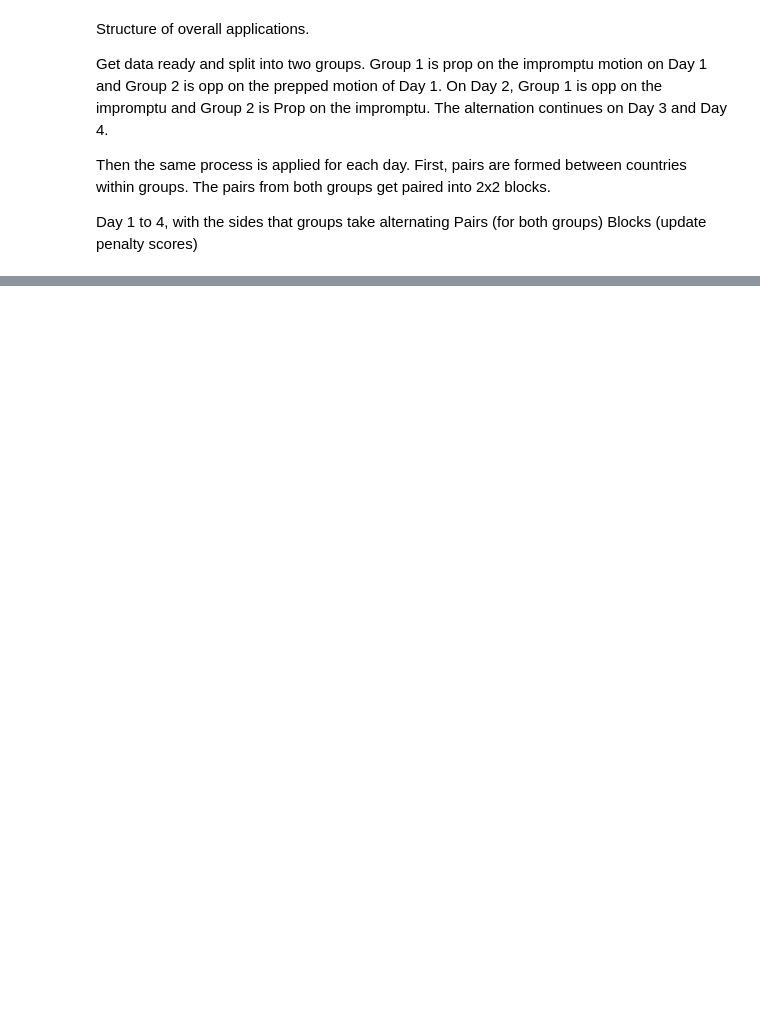
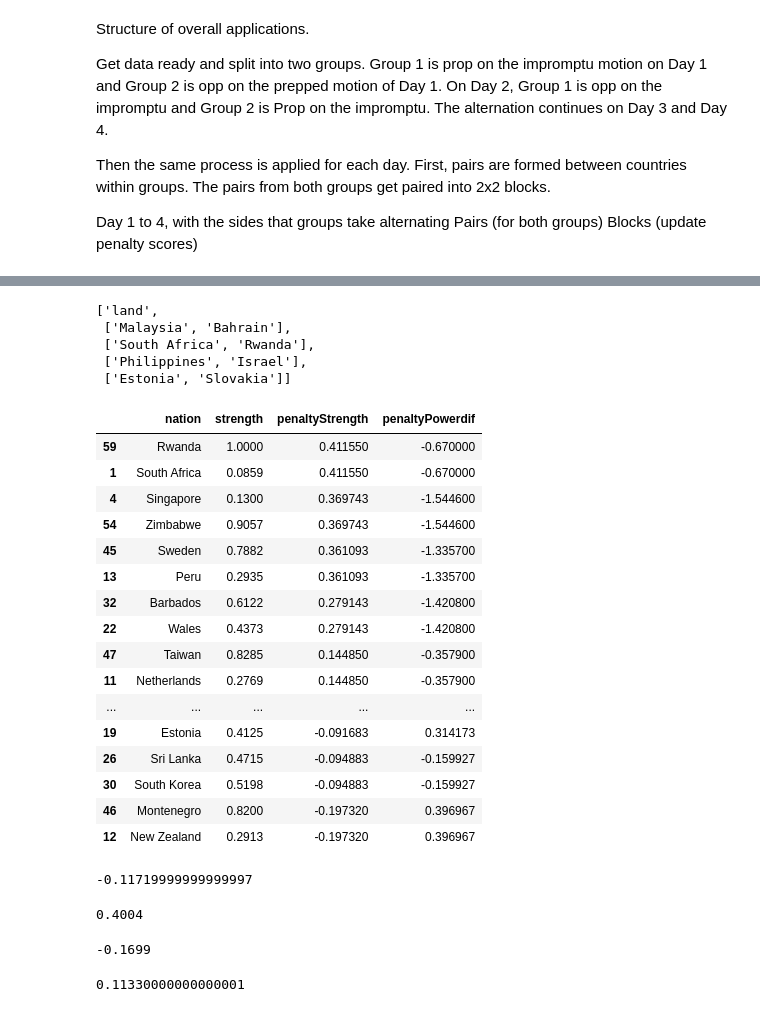
Before and after one commit to mhschel/WSDCDraw, a Jupyter notebook: WSDCDraw.ipynb, the cells around one changed output, grey strips where cells are left out. Cells and saved outputs as stored; diff of their text form; code cells hidden in the pictures; blank space fills up the shorter version.

```diff
--- a/WSDCDraw.ipynb
+++ b/WSDCDraw.ipynb
@@ -235,0 +384,44 @@ blockTable.sort_values('penalty')
+# %%
+matchUps['Bangaldesh']
+# %% [output]
+['land',
+ ['Malaysia', 'Bahrain'],
+ ['South Africa', 'Rwanda'],
+ ['Philippines', 'Israel'],
+ ['Estonia', 'Slovakia']]
+# %%
+rankings.sort_values(by = "penaltyStrength", ascending = False)
+# %% [output]
+|  | nation | strength | penaltyStrength | penaltyPowerdif |
+| 59 | Rwanda | 1.0000 | 0.411550 | -0.670000 |
+| 1 | South Africa | 0.0859 | 0.411550 | -0.670000 |
+| 4 | Singapore | 0.1300 | 0.369743 | -1.544600 |
+| 54 | Zimbabwe | 0.9057 | 0.369743 | -1.544600 |
+| 45 | Sweden | 0.7882 | 0.361093 | -1.335700 |
+| 13 | Peru | 0.2935 | 0.361093 | -1.335700 |
+| 32 | Barbados | 0.6122 | 0.279143 | -1.420800 |
+| 22 | Wales | 0.4373 | 0.279143 | -1.420800 |
+| 47 | Taiwan | 0.8285 | 0.144850 | -0.357900 |
+| 11 | Netherlands | 0.2769 | 0.144850 | -0.357900 |
+| ... | ... | ... | ... | ... |
+| 19 | Estonia | 0.4125 | -0.091683 | 0.314173 |
+| 26 | Sri Lanka | 0.4715 | -0.094883 | -0.159927 |
+| 30 | South Korea | 0.5198 | -0.094883 | -0.159927 |
+| 46 | Montenegro | 0.8200 | -0.197320 | 0.396967 |
+| 12 | New Zealand | 0.2913 | -0.197320 | 0.396967 |
+# %%
+0.3528 - 0.47
+# %% [output]
+-0.11719999999999997
+# %%
+0.8704 - 0.47
+# %% [output]
+0.4004
+# %%
+0.3001 - 0.47
+# %% [output]
+-0.1699
+# %%
+-0.11719999999999997 + 0.4004 + -0.1699
+# %% [output]
+0.11330000000000001
```
Also changed, not shown: parts of 22 cells of this notebook, 1 other file.
